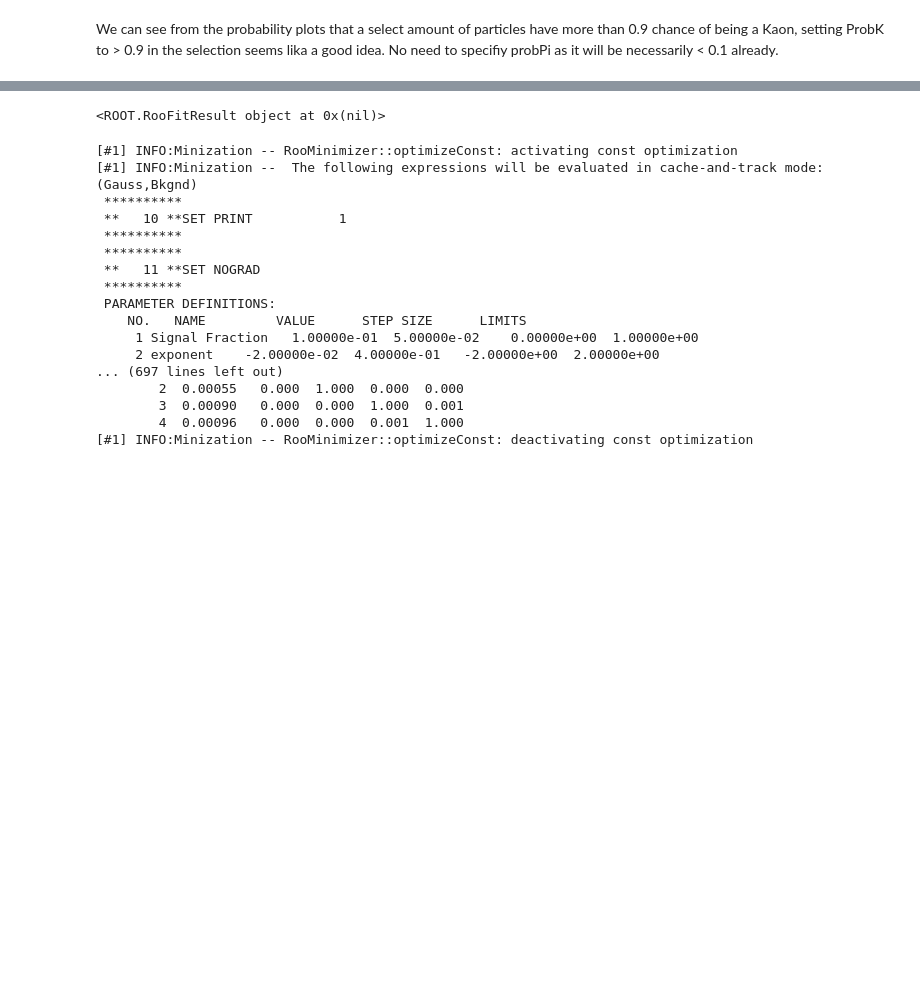
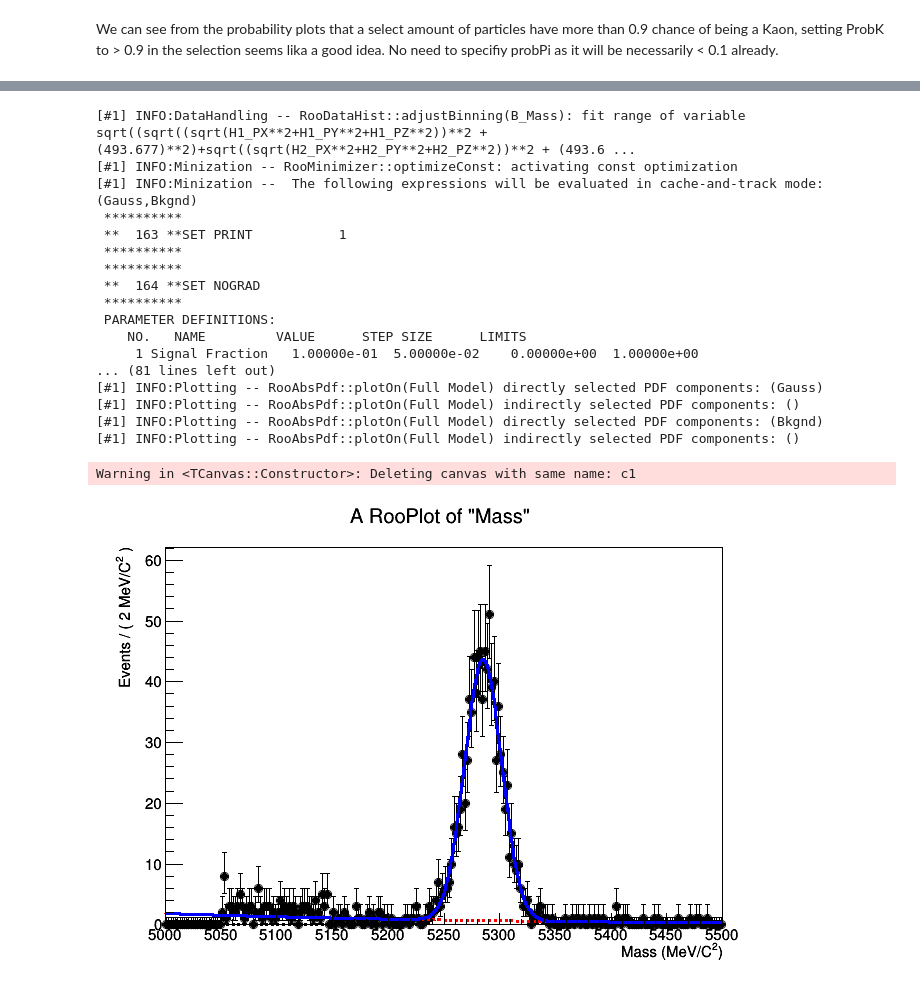
Before and after one commit to xspronken/bigdataW1, a Jupyter notebook: week4.ipynb, the cells around one changed output, grey strips where cells are left out. Cells and saved outputs as stored; diff of their text form; code cells hidden in the pictures; blank space fills up the shorter version.

```diff
--- a/week4.ipynb
+++ b/week4.ipynb
@@ -336,43 +360,56 @@ H1_ProbK>0.9&H2_ProbK>0.9&H3_ProbK>0.9&!H1_isMuon
 # %%
-mass = ROOT.RooRealVar(Mom_Mass,"Mass",5100,5400,"MeV/C^{2}")
-gauss_mean = ROOT.RooRealVar("gauss_mean","Mean",5300,5260,5340)
+mass = ROOT.RooRealVar(Mom_Mass,"Mass",5000,5500,"MeV/C^{2}")
+gauss_mean = ROOT.RooRealVar("gauss_mean","Mean",5300,5200,5350)
 gauss_width = ROOT.RooRealVar("gauss_width","Width",3,0,60)
 Gauss=ROOT.RooGaussian("Gauss","Gaussian Signal",mass,gauss_mean,gauss_width)
 exponent=ROOT.RooRealVar("exponent", "C", -0.02, -2, +2)
 
 #Define the  model for the background:
 
 Bkgnd=ROOT.RooExponential("Bkgnd","Exponential Background",mass,exponent)
 
 #Now we need to combine these two functions into a single PDF (probability density function)
 #and we need to add a scaling factor to fit what ratio of the two are used:
 
 sig_frac=ROOT.RooRealVar("Signal Fraction","sigfrac", 0.1, 0, 1)
 
 model=ROOT.RooAddPdf("Full Model","model",ROOT.RooArgList(Gauss,Bkgnd),ROOT.RooArgList(sig_frac))
 
 
-data_to_fit=ROOT.RooDataSet("Data Set","data_to_fit",CutTree,ROOT.RooArgSet(mass))
+data_to_fit=ROOT.RooDataHist("B_Mass", "Mass", ROOT.RooArgList(mass), mass_histogram, 1.0)
 
 #Then we can do the fitting:
 
 model.fitTo(data_to_fit)
+
+c1=ROOT.TCanvas("c1","c1")
+frame=mass.frame()
+
+data_to_fit.plotOn(frame)
+model.plotOn(frame, ROOT.RooFit.Components("Gauss"),ROOT.RooFit.LineColor(1),ROOT.RooFit.LineStyle(2))
+model.plotOn(frame, ROOT.RooFit.Components("Bkgnd"),ROOT.RooFit.LineColor(2),ROOT.RooFit.LineStyle(2))
+model.plotOn(frame)
+frame.Draw()
+
+c1.Update()
+c1.Draw()
 # %% [output]
-<ROOT.RooFitResult object at 0x(nil)>
+[#1] INFO:DataHandling -- RooDataHist::adjustBinning(B_Mass): fit range of variable sqrt((sqrt((sqrt(H1_PX**2+H1_PY**2+H1_PZ**2))**2 + (493.677)**2)+sqrt((sqrt(H2_PX**2+H2_PY**2+H2_PZ**2))**2 + (493.6 ...
+[#1] INFO:Minization -- RooMinimizer::optimizeConst: activating const optimization
+[#1] INFO:Minization --  The following expressions will be evaluated in cache-and-track mode: (Gauss,Bkgnd)
+ **********
+ **  163 **SET PRINT           1
+ **********
+ **********
+ **  164 **SET NOGRAD
+ **********
+ PARAMETER DEFINITIONS:
+    NO.   NAME         VALUE      STEP SIZE      LIMITS
+     1 Signal Fraction   1.00000e-01  5.00000e-02    0.00000e+00  1.00000e+00
+... (81 lines left out)
+[#1] INFO:Plotting -- RooAbsPdf::plotOn(Full Model) directly selected PDF components: (Gauss)
+[#1] INFO:Plotting -- RooAbsPdf::plotOn(Full Model) indirectly selected PDF components: ()
+[#1] INFO:Plotting -- RooAbsPdf::plotOn(Full Model) directly selected PDF components: (Bkgnd)
+[#1] INFO:Plotting -- RooAbsPdf::plotOn(Full Model) indirectly selected PDF components: ()
-[#1] INFO:Minization -- RooMinimizer::optimizeConst: activating const optimization
-[#1] INFO:Minization --  The following expressions will be evaluated in cache-and-track mode: (Gauss,Bkgnd)
- **********
- **   10 **SET PRINT           1
- **********
- **********
- **   11 **SET NOGRAD
- **********
- PARAMETER DEFINITIONS:
-    NO.   NAME         VALUE      STEP SIZE      LIMITS
-     1 Signal Fraction   1.00000e-01  5.00000e-02    0.00000e+00  1.00000e+00
-     2 exponent    -2.00000e-02  4.00000e-01   -2.00000e+00  2.00000e+00
-... (697 lines left out)
-        2  0.00055   0.000  1.000  0.000  0.000
-        3  0.00090   0.000  0.000  1.000  0.001
-        4  0.00096   0.000  0.000  0.001  1.000
-[#1] INFO:Minization -- RooMinimizer::optimizeConst: deactivating const optimization
+Warning in <TCanvas::Constructor>: Deleting canvas with same name: c1
+[figure, added]
```
Also changed, not shown: parts of 23 cells of this notebook.
